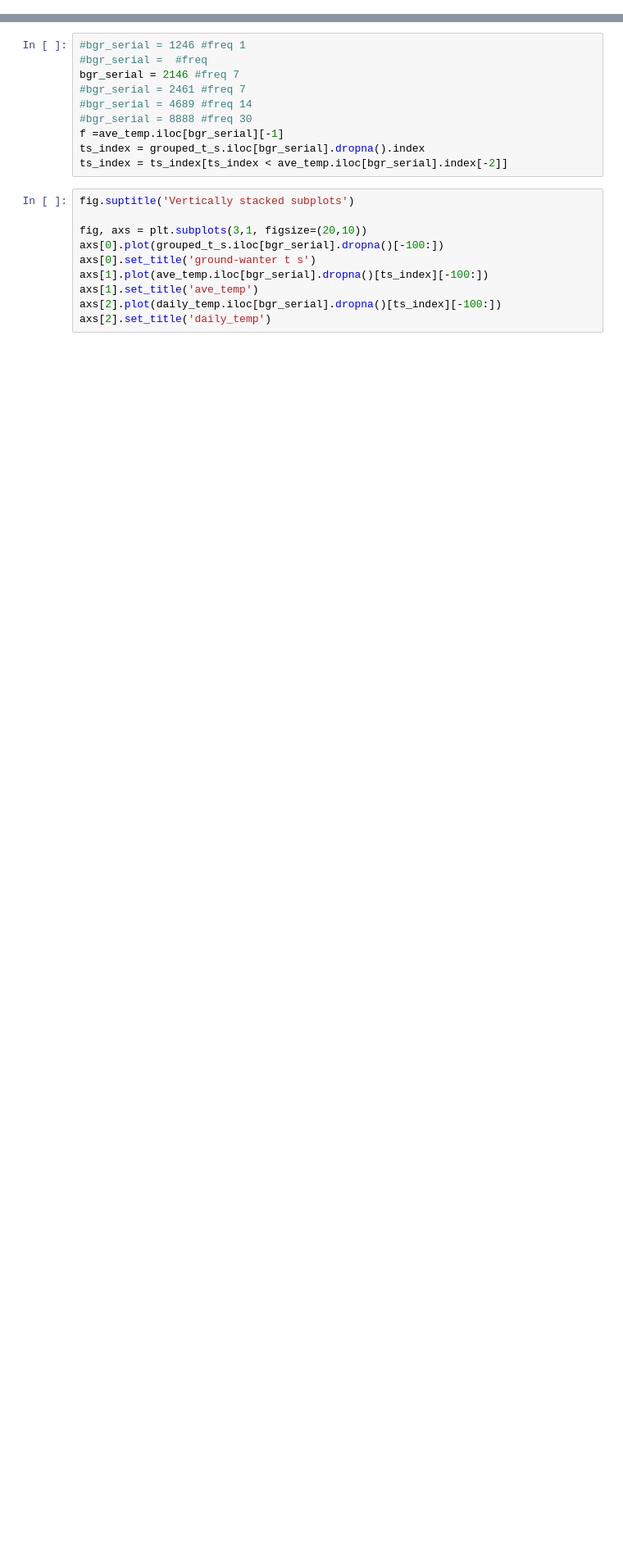
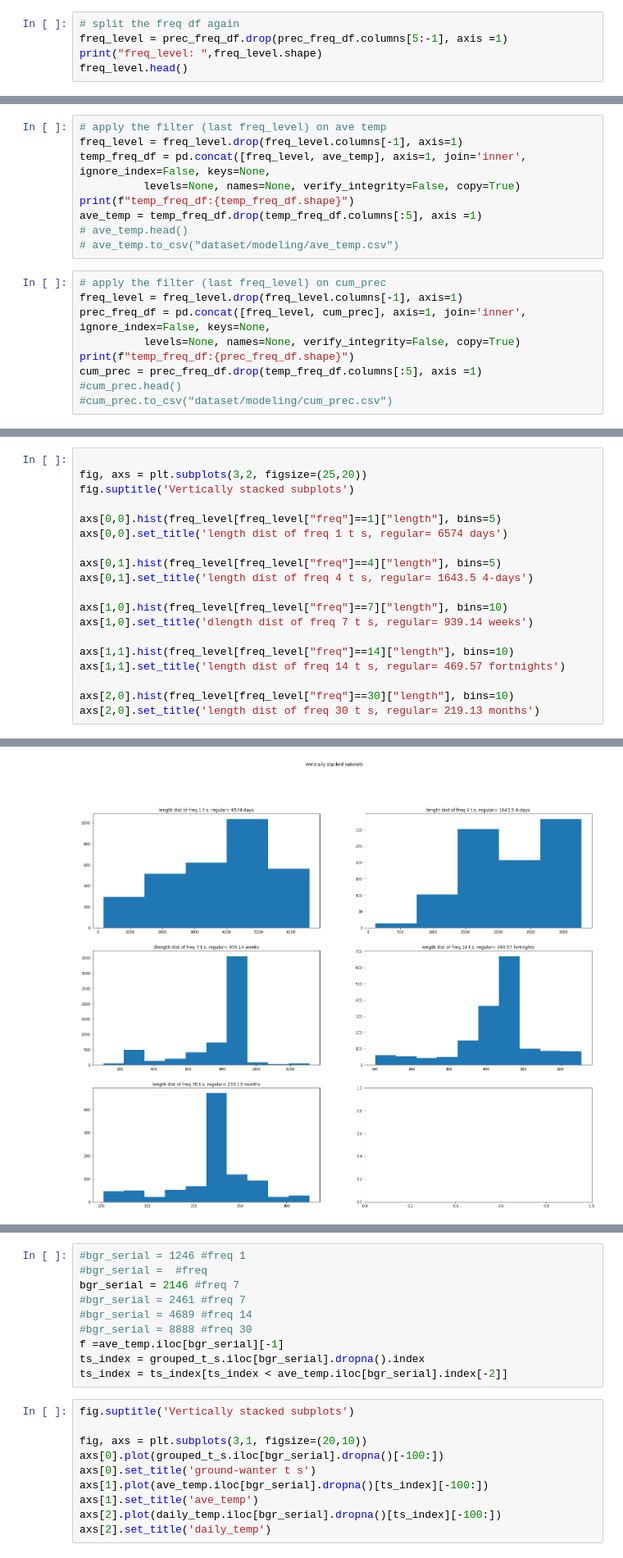
Before and after one commit to basem-AI/BGR_outlier_detection, a Jupyter notebook: modeling.ipynb, the cells around one changed output, grey strips where cells are left out. Shown: that part at 82% size. Cells and saved outputs as stored; diff of their text form; blank space fills up the shorter version.

Commit message:
pick a sample t s for basic modeling

```diff
--- a/modeling.ipynb
+++ b/modeling.ipynb
@@ -79,0 +102,5 @@ ave_temp.head()
+# %%
+# split the freq df again
+freq_level = prec_freq_df.drop(prec_freq_df.columns[5:-1], axis =1)
+print("freq_level: ",freq_level.shape)
+freq_level.head()
@@ -79,0 +122,18 @@ ave_temp.head()
+# %%
+# apply the filter (last freq_level) on ave temp
+freq_level = freq_level.drop(freq_level.columns[-1], axis=1)
+temp_freq_df = pd.concat([freq_level, ave_temp], axis=1, join='inner', ignore_index=False, keys=None,
+          levels=None, names=None, verify_integrity=False, copy=True)
+print(f"temp_freq_df:{temp_freq_df.shape}")
+ave_temp = temp_freq_df.drop(temp_freq_df.columns[:5], axis =1)
+# ave_temp.head()
+# ave_temp.to_csv("dataset/modeling/ave_temp.csv")
+# %%
+# apply the filter (last freq_level) on cum_prec
+freq_level = freq_level.drop(freq_level.columns[-1], axis=1)
+prec_freq_df = pd.concat([freq_level, cum_prec], axis=1, join='inner', ignore_index=False, keys=None,
+          levels=None, names=None, verify_integrity=False, copy=True)
+print(f"temp_freq_df:{prec_freq_df.shape}")
+cum_prec = prec_freq_df.drop(temp_freq_df.columns[:5], axis =1)
+#cum_prec.head()
+#cum_prec.to_csv("dataset/modeling/cum_prec.csv")
@@ -79,0 +176,20 @@ ave_temp.head()
+# %%
+
+fig, axs = plt.subplots(3,2, figsize=(25,20))
+fig.suptitle('Vertically stacked subplots')
+
+axs[0,0].hist(freq_level[freq_level["freq"]==1]["length"], bins=5)
+axs[0,0].set_title('length dist of freq 1 t s, regular= 6574 days')
+
+axs[0,1].hist(freq_level[freq_level["freq"]==4]["length"], bins=5)
+axs[0,1].set_title('length dist of freq 4 t s, regular= 1643.5 4-days')
+
+axs[1,0].hist(freq_level[freq_level["freq"]==7]["length"], bins=10)
+axs[1,0].set_title('dlength dist of freq 7 t s, regular= 939.14 weeks')
+
+axs[1,1].hist(freq_level[freq_level["freq"]==14]["length"], bins=10)
+axs[1,1].set_title('length dist of freq 14 t s, regular= 469.57 fortnights')
+
+axs[2,0].hist(freq_level[freq_level["freq"]==30]["length"], bins=10)
+axs[2,0].set_title('length dist of freq 30 t s, regular= 219.13 months')
+# %% [output]
@@ -79,0 +197 @@ ave_temp.head()
+[figure, added]
```
Also changed, not shown: parts of 35 cells of this notebook, 2 other files.
